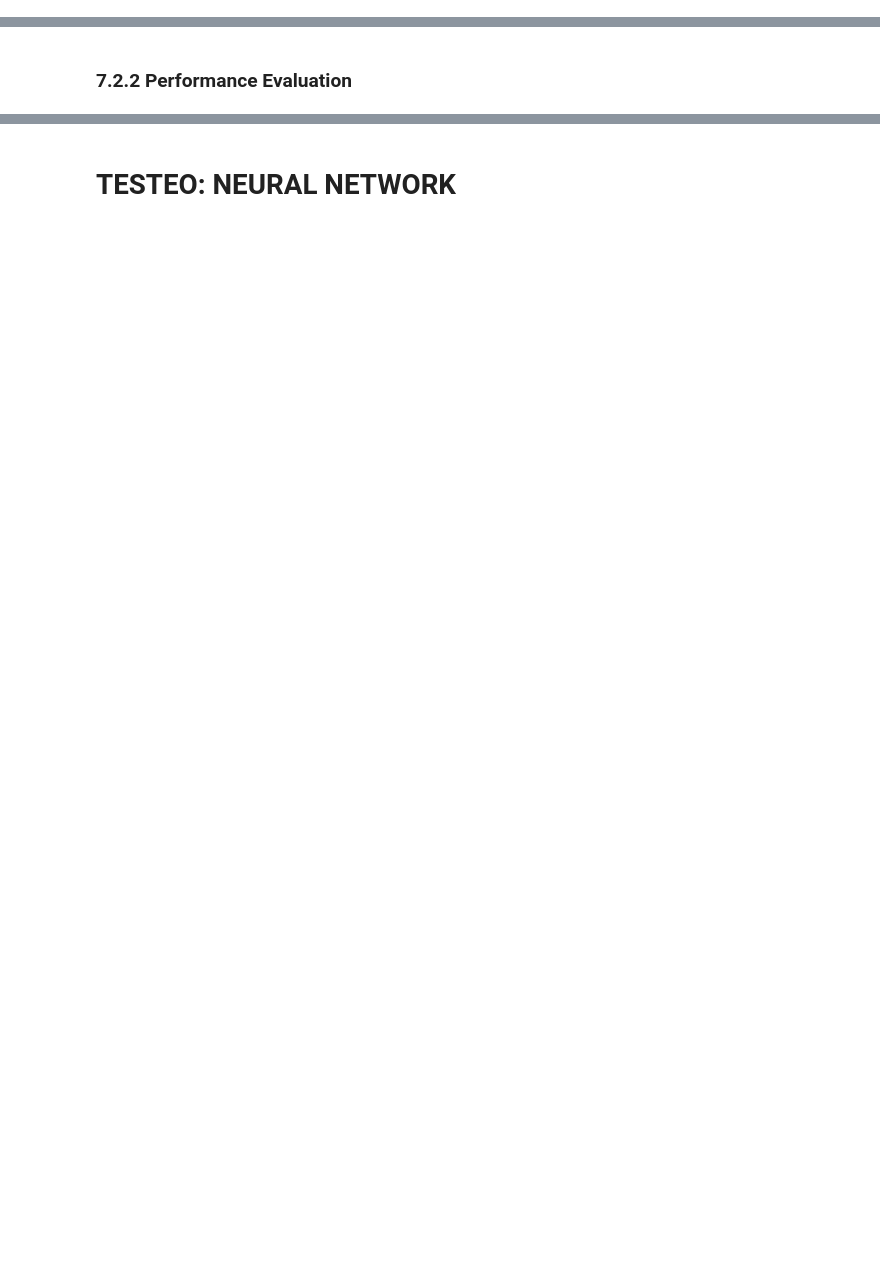
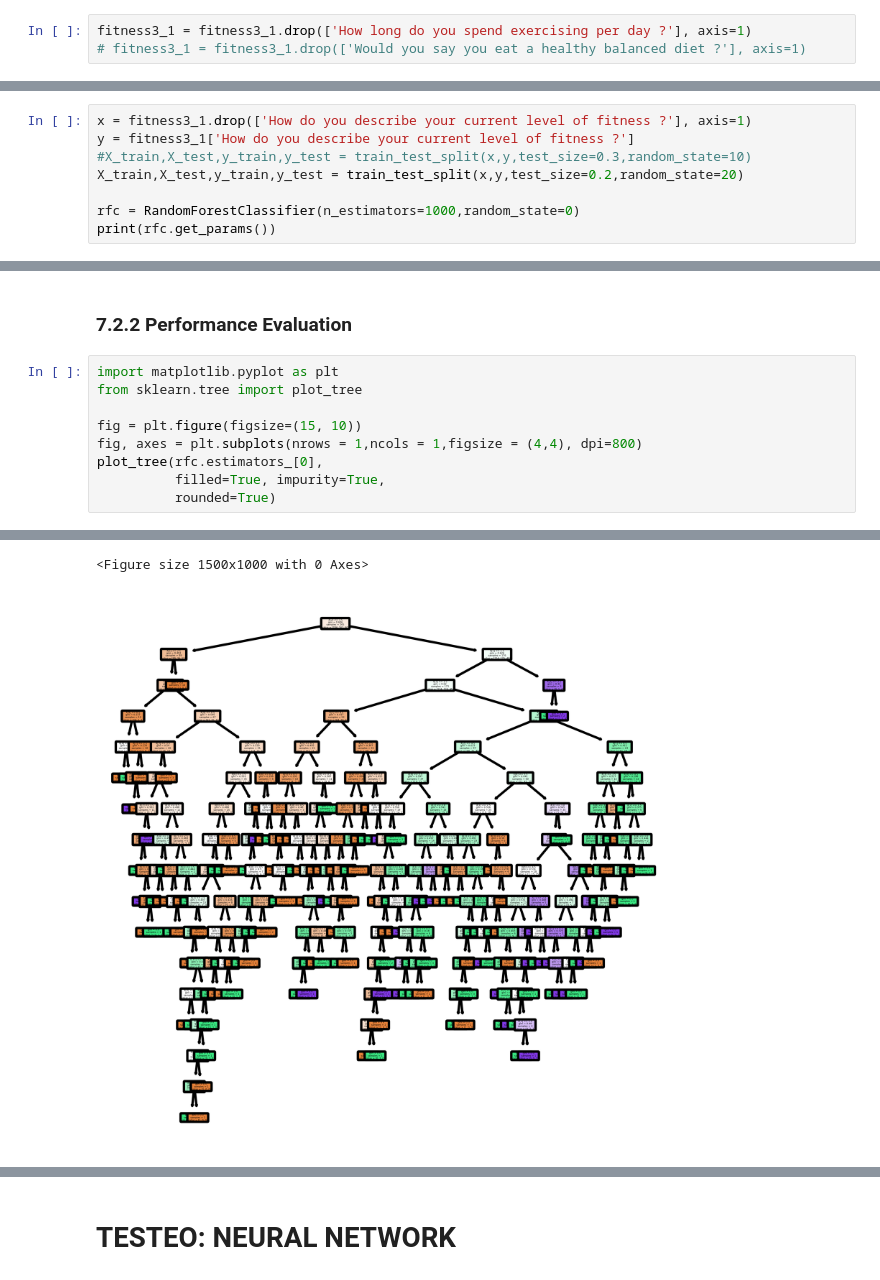
Before and after one commit to RubenMartinezSiso/EcoPark-AIFitnessLevelPredictor, a Jupyter notebook: AI development.ipynb, the cells around one changed output, grey strips where cells are left out. Drawn from its saved outputs; the diff is of its cells as text; blank space fills up the shorter version.

```diff
--- a/AI development.ipynb
+++ b/AI development.ipynb
@@ -493,3 +517,6 @@ plt.show()
+# %%
+fitness3_1 = fitness3_1.drop(['How long do you spend exercising per day ?'], axis=1)
+# fitness3_1 = fitness3_1.drop(['Would you say you eat a healthy balanced diet ?'], axis=1)
 # %% [markdown]
 ## 7.2  Modeling & Evaluation
 # %% [markdown]
@@ -501,0 +524,8 @@ print(rfc.get_params())
+# %%
+x = fitness3_1.drop(['How do you describe your current level of fitness ?'], axis=1)
+y = fitness3_1['How do you describe your current level of fitness ?']
+#X_train,X_test,y_train,y_test = train_test_split(x,y,test_size=0.3,random_state=10)
+X_train,X_test,y_train,y_test = train_test_split(x,y,test_size=0.2,random_state=20)
+
+rfc = RandomForestClassifier(n_estimators=1000,random_state=0)
+print(rfc.get_params())
@@ -512,2 +544,12 @@ Accuracy: 53%
 # %% [markdown]
 ### 7.2.2  Performance Evaluation
+# %%
+import matplotlib.pyplot as plt
+from sklearn.tree import plot_tree
+
+fig = plt.figure(figsize=(15, 10))
+fig, axes = plt.subplots(nrows = 1,ncols = 1,figsize = (4,4), dpi=800)
+plot_tree(rfc.estimators_[0],
+          filled=True, impurity=True,
+          rounded=True)
+# %% [output]
@@ -513,0 +573,2 @@ Accuracy: 53%
+<Figure size 1500x1000 with 0 Axes>
+[figure, added]
```
Also changed, not shown: parts of 24 cells of this notebook, 4 other files.
